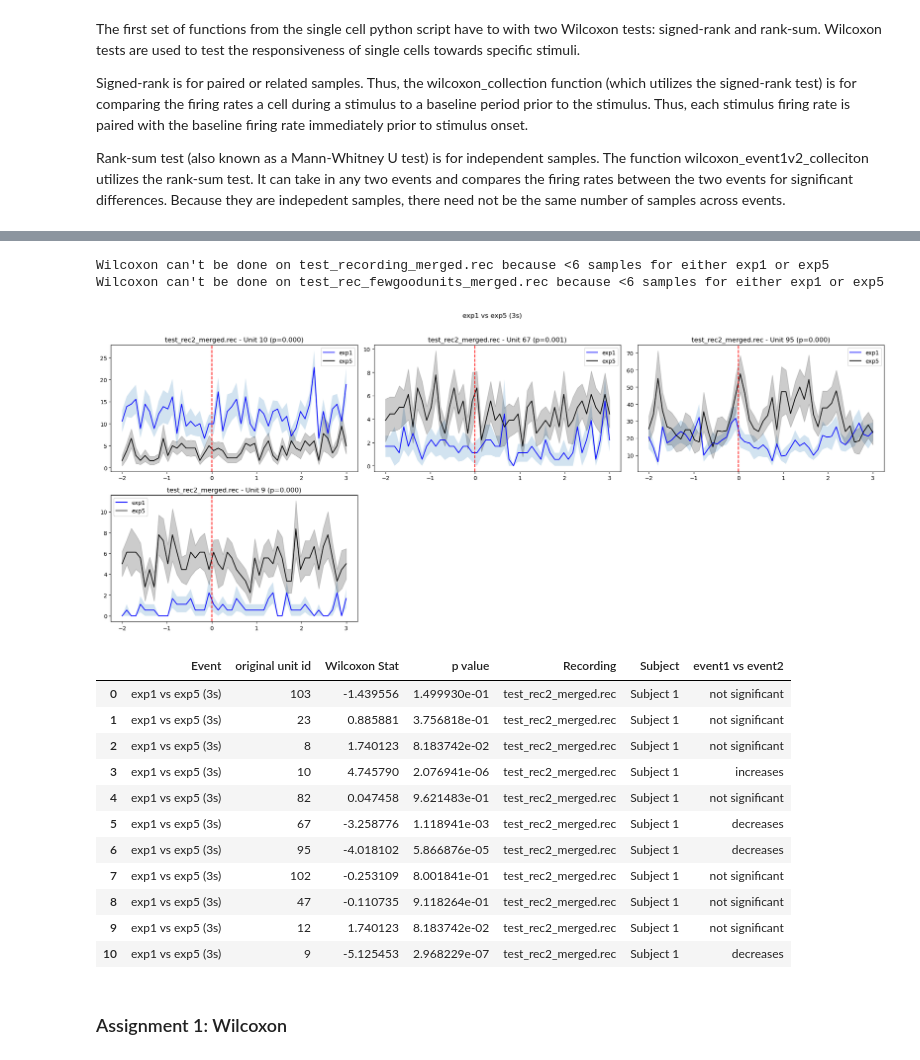
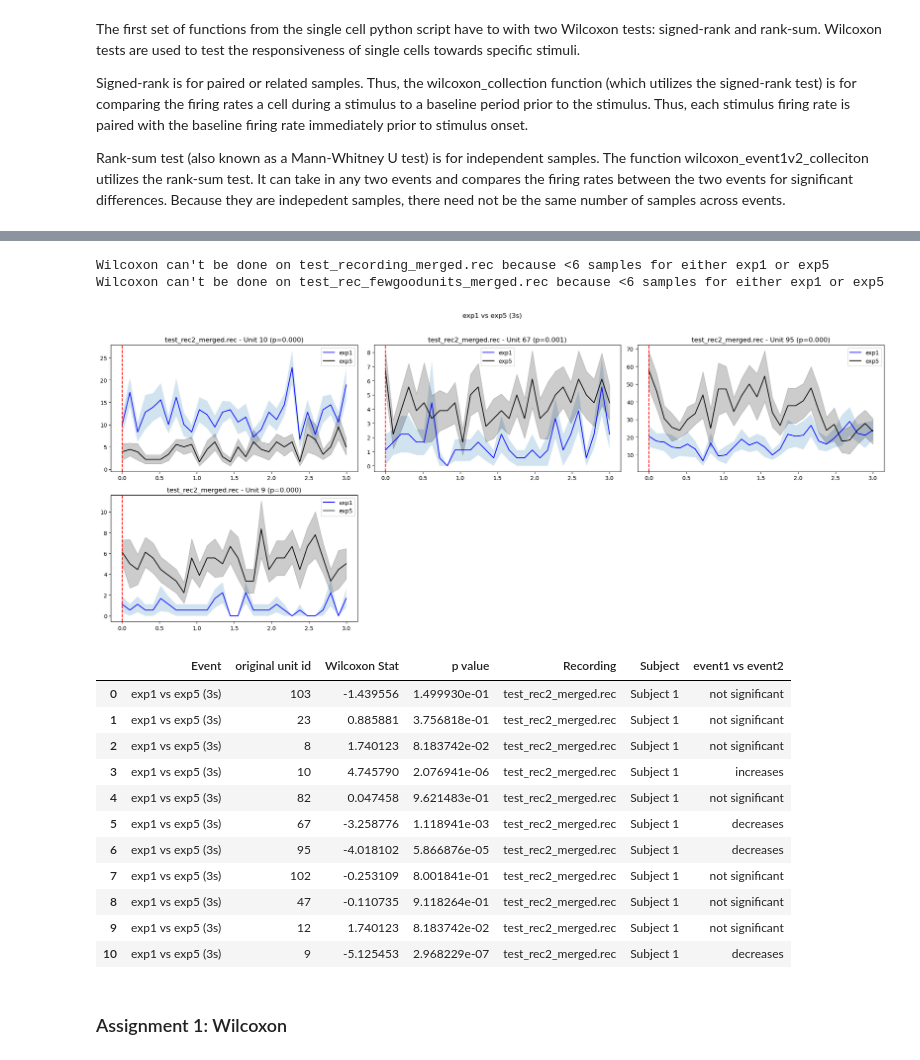
Before and after one commit to tomHep10/diff_fam_social_memory_ephys, a Jupyter notebook: other_peoples_sutff/Thomas/02singe_cell.ipynb, the cells around one changed output, grey strips where cells are left out. Cells and saved outputs as stored; diff of their text form; code cells hidden in the pictures.

```diff
--- a/other_peoples_sutff/Thomas/02singe_cell.ipynb
+++ b/other_peoples_sutff/Thomas/02singe_cell.ipynb
@@ -103,15 +103,15 @@ Wilcoxon can't be done on test_rec_fewgoodunits_merged.rec exp1, because <6 samp
 # %%
 exp1v5_wilcox = single_cell.wilcoxon_event1v2_collection(spike_collection=example_collection,
                                 event1 = 'exp1', #name of event used in the event_dict
                                 event2= 'exp5', #name of event used in the event_dict
                                 event_length = 3, # in seconds
-                                pre_window=2, # in seconds , only used for plotting
+                               pre_window=0, # in seconds , only used for plotting
                                 plot = True)
 exp1v5_wilcox
 # %% [output]
 Wilcoxon can't be done on test_recording_merged.rec because <6 samples for either exp1 or exp5
 Wilcoxon can't be done on test_rec_fewgoodunits_merged.rec because <6 samples for either exp1 or exp5
-[figure, old version]
+[figure, new version]
 |  | Event | original unit id | Wilcoxon Stat | p value | Recording | Subject | event1 vs event2 |
 | 0 | exp1 vs exp5 (3s) | 103 | -1.439556 | 1.499930e-01 | test_rec2_merged.rec | Subject 1 | not significant |
 | 1 | exp1 vs exp5 (3s) | 23 | 0.885881 | 3.756818e-01 | test_rec2_merged.rec | Subject 1 | not significant |
```
Also changed, not shown: parts of 1 cell of this notebook, 1 other file.
